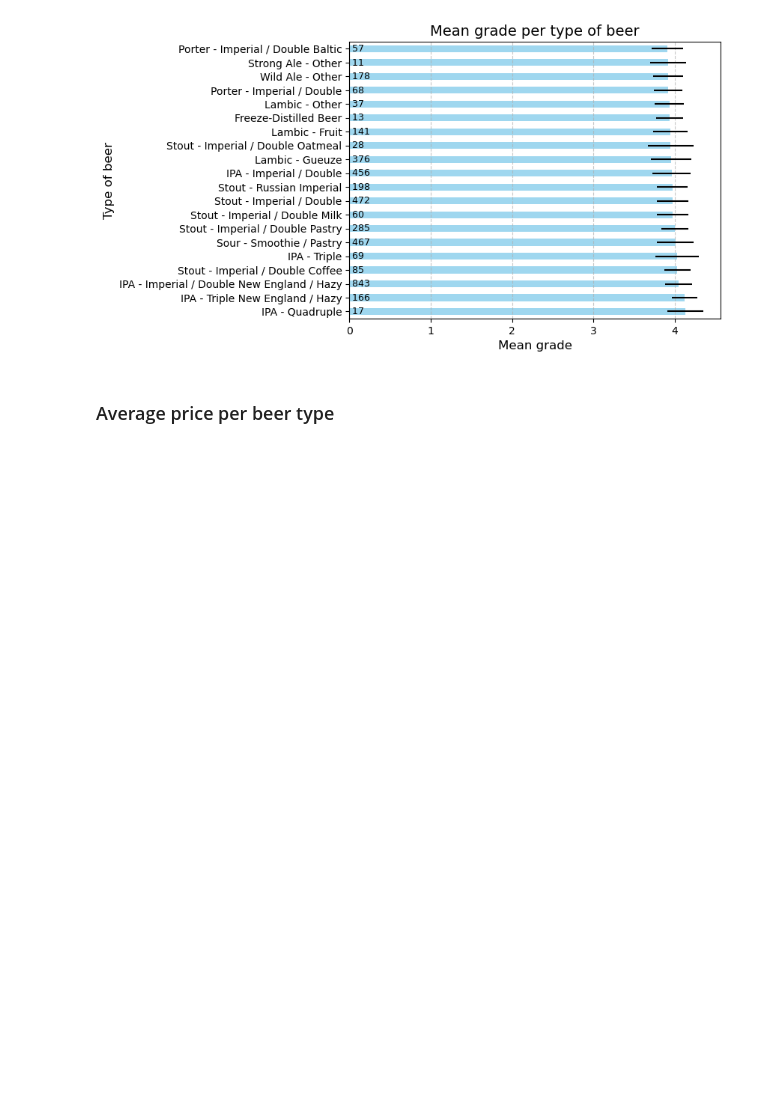
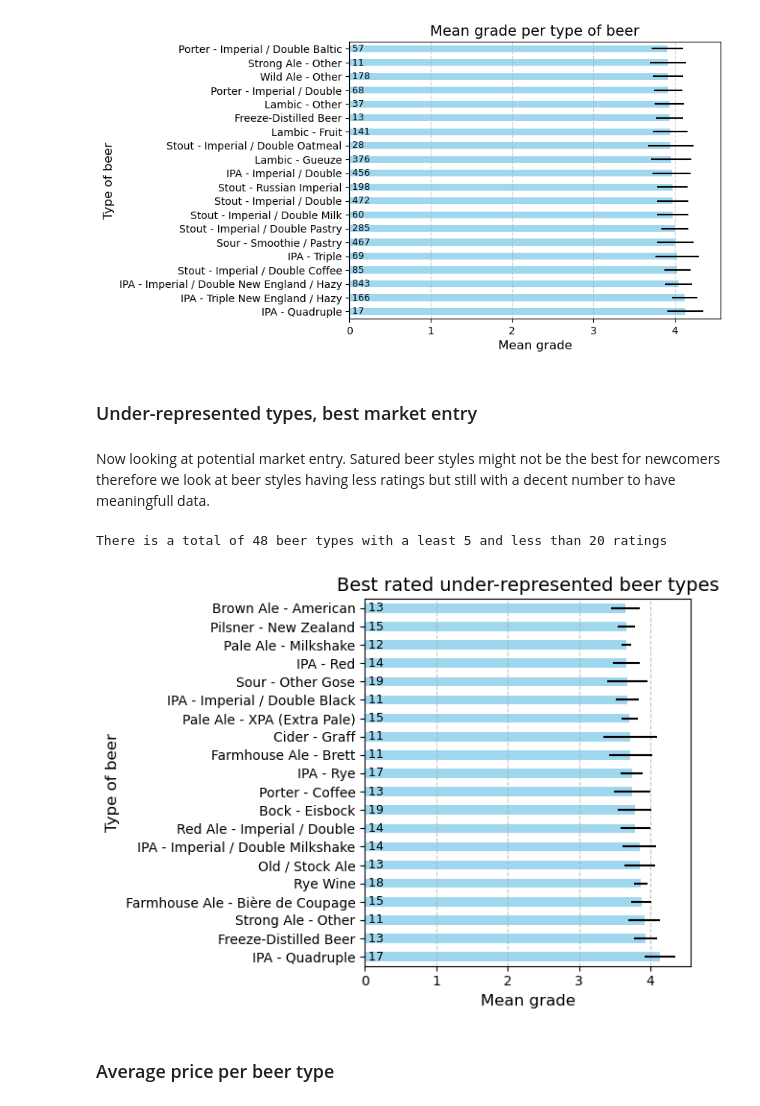
Before and after one commit to epfl-ada/ada-2024-project-pada-wan, a Jupyter notebook: prices.ipynb, the cells around one changed output. Saved outputs shown, nothing was run; the diff lists cells and outputs as text; code cells hidden in the pictures; blank space fills up the shorter version.

```diff
--- a/prices.ipynb
+++ b/prices.ipynb
@@ -194,6 +243,40 @@ plt.title('Mean grade per type of beer', fontsize=14)
 plt.show()
 # %% [output]
 [figure]
+# %% [markdown]
+### Under-represented types, best market entry
+# %% [markdown]
+Now looking at potential market entry. Satured beer styles might not be the best for newcomers therefore we look at beer styles having less ratings but still with a decent number to have meaningfull data.
+# %%
+#best rated beers type in a given range of number of ratings
+range_ratings = (5, 20)
+mean_grade_per_type = mean_grade_per_type[df_beerizer['Beer_type'].value_counts() > range_ratings[0]]
+mean_grade_per_type = mean_grade_per_type[df_beerizer['Beer_type'].value_counts() < range_ratings[1]]
+std_grade_per_type = std_grade_per_type[df_beerizer['Beer_type'].value_counts() > range_ratings[0]]
+std_grade_per_type = std_grade_per_type[df_beerizer['Beer_type'].value_counts() < range_ratings[1]]
+plt.figure()
+
+print(f"There is a total of {len(mean_grade_per_type)} beer types with a least {range_ratings[0]} and less than {range_ratings[1]} ratings")
+
+# Plot the 20 beer types with best grades
+mean_grade_per_type.head(20).plot(kind='barh', xerr=std_grade_per_type.head(20), color='skyblue', alpha=0.8)
+
+# Add numbers of ratings next to the bars
+for i, beer_type in enumerate(mean_grade_per_type.head(20).index):
+    num_ratings = df_beerizer['Beer_type'].value_counts()[beer_type]
+    plt.text(0, i, f' {num_ratings}', va='center', ha='left', fontsize=9, color='black')
+
+# Adjust labels and title
+plt.ylabel('Type of beer', fontsize=12)
+plt.xlabel('Mean grade', fontsize=12)
+plt.title('Best rated under-represented beer types', fontsize=14)
+plt.grid(axis='x', linestyle='--', alpha=0.7)
+
+plt.tight_layout()
+plt.show()
+# %% [output]
+There is a total of 48 beer types with a least 5 and less than 20 ratings
+[figure, added]
 # %% [markdown]
 ### Average price per beer type
 # %%
```
Also changed, not shown: parts of 23 cells of this notebook.
